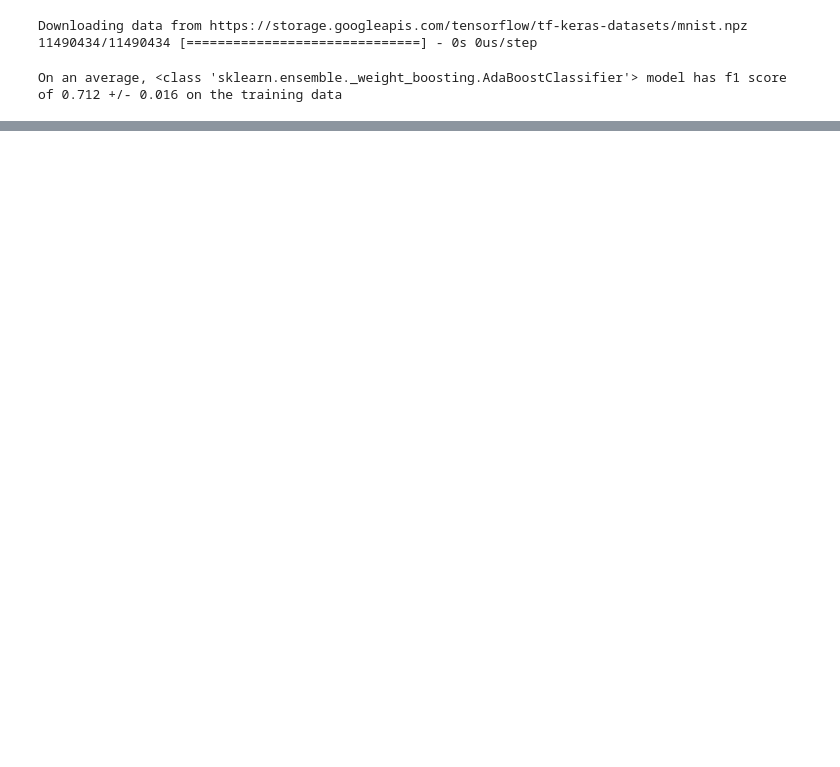
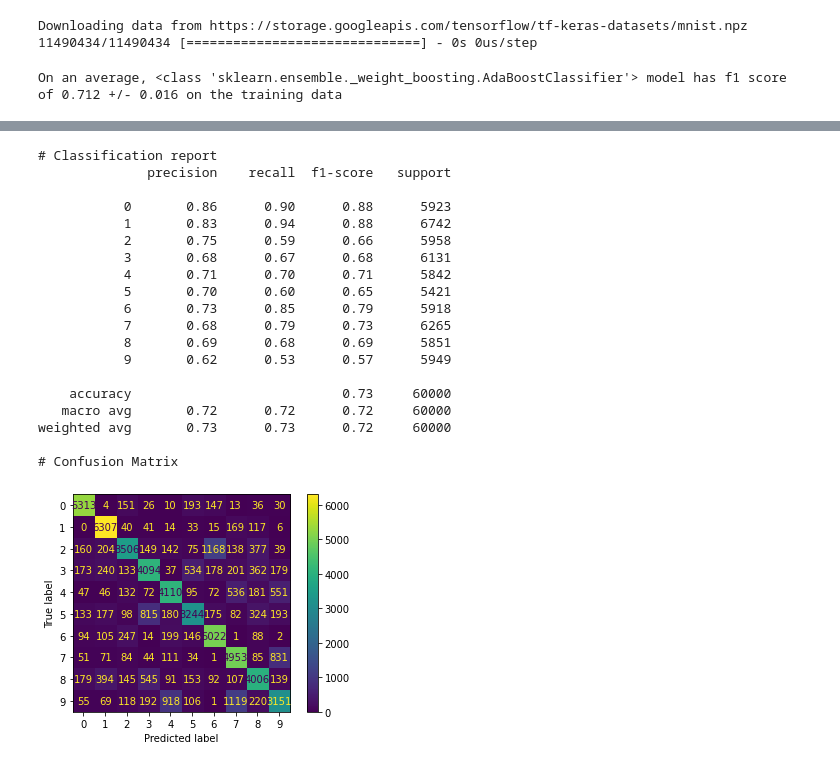
Before and after one commit to singhamritanshu/machine_learning_algorithms_cse574, a Jupyter notebook: adaboost_classifier.ipynb, the cells around one changed output, grey strips where cells are left out. Cells and saved outputs as stored; diff of their text form; code cells hidden in the pictures; blank space fills up the shorter version.

```diff
--- a/adaboost_classifier.ipynb
+++ b/adaboost_classifier.ipynb
@@ -39,7 +39,6 @@ def eval(estimator, x_test, y_test):
   print("# Confusion Matrix")
   disp = ConfusionMatrixDisplay(confusion_matrix=confusion_matrix(y_test, y_pred))
   disp.plot()
-  disp.title('Confusion Matrix')
   plt.show()
 # %%
 abc_pipeline =Pipeline([("classifier", AdaBoostClassifier())])
@@ -72 +70,24 @@ AttributeError: ignored
 [figure]
+# %%
+eval(abc_pipeline, x_train, y_train)
+# %% [output]
+# Classification report
+              precision    recall  f1-score   support
+
+           0       0.86      0.90      0.88      5923
+           1       0.83      0.94      0.88      6742
+           2       0.75      0.59      0.66      5958
+           3       0.68      0.67      0.68      6131
+           4       0.71      0.70      0.71      5842
+           5       0.70      0.60      0.65      5421
+           6       0.73      0.85      0.79      5918
+           7       0.68      0.79      0.73      6265
+           8       0.69      0.68      0.69      5851
+           9       0.62      0.53      0.57      5949
+
+    accuracy                           0.73     60000
+   macro avg       0.72      0.72      0.72     60000
+weighted avg       0.73      0.73      0.72     60000
+
+# Confusion Matrix
+[figure, added]
```
Also changed, not shown: parts of 1 cell of this notebook.
